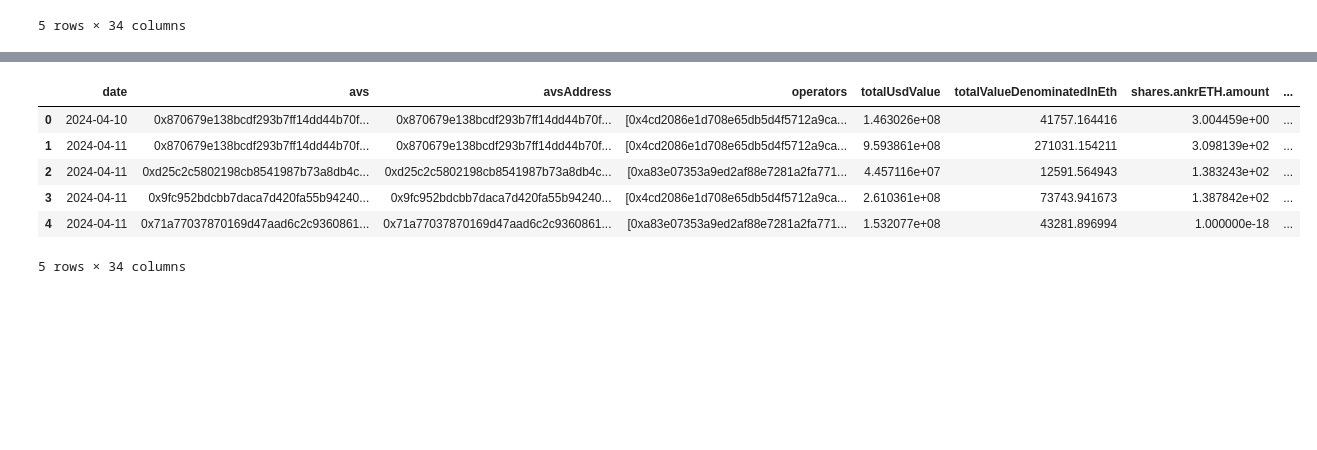
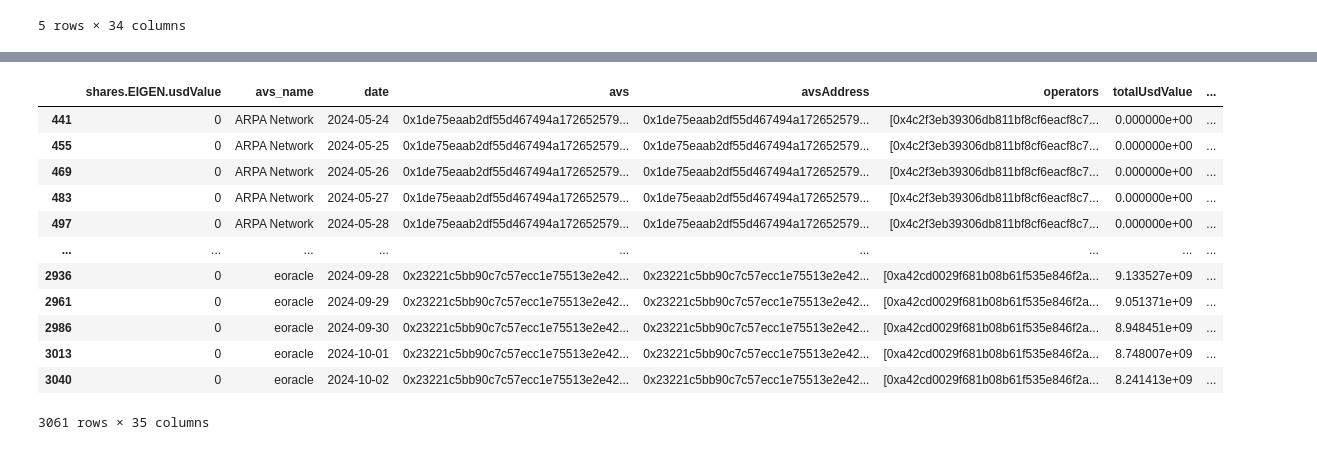
Before and after one commit to benckj/myfirstaider, a Jupyter notebook: read_avs_metadata.ipynb, the cells around one changed output, grey strips where cells are left out. Saved outputs shown, nothing was run; the diff lists cells and outputs as text; code cells hidden in the pictures; blank space fills up the shorter version.

Commit message:
feat: Add visualization and filtering for AVS metadata in notebook

```diff
--- a/read_avs_metadata.ipynb
+++ b/read_avs_metadata.ipynb
@@ -41,6 +43,7 @@ avs_tvl_df = pd.json_normalize(
 )
 
 # Display the DataFrame
+avs_tvl_df['date'] = pd.to_datetime(avs_tvl_df['date'])
 avs_tvl_df.head()
 # %% [output]
 |  | date | avs | avsAddress | operators | totalUsdValue | totalValueDenominatedInEth | shares.ankrETH.amount | ... |
@@ -65,7 +68,7 @@ avs_tvl_expanded_df.head()
 | 0 | 2024-04-10 | 0x870679e138bcdf293b7ff14dd44b70f... | 0x870679e138bcdf293b7ff14dd44b70f... | 0xa3ff1491088715d140bc821a28287cb... | 1.463026e+08 | 41757.164416 | 3.004459 | ... |
 5 rows × 34 columns
 # %%
-def add_names_to_addresses(df, metadata_df, address_col, name_col):
+def add_names_to_addresses(df, metadata_df, address_col, name_col, new_col):
     """
     Add names from metadata to the addresses in the DataFrame.
 
@@ -81,17 +84,24 @@ def add_names_to_addresses(df, metadata_df, address_col, name_col):
     """
     # Create a mapping from address to name
     address_to_name = metadata_df.set_index('address')[name_col].to_dict()
+    print(address_to_name)
 
     # Add names as a new column
     df[new_col] = df[address_col].map(lambda x: address_to_name.get(x, 'Unknown'))
+
+    cols = df.columns.tolist()
+    cols = cols[-1:] + cols[:-1]
+    df = df[cols]
+
     return df
 
 # Add names to AVS addresses
 avs_tvl_df = add_names_to_addresses(avs_tvl_df, df_expanded, 'avs', 'metadata.name', 'avs_name')
+avs_tvl_df = avs_tvl_df.sort_values(by=['avs_name', 'date'], ascending=[True, True])
 
 # Add names to operator addresses
 avs_tvl_expanded_df = add_names_to_addresses(avs_tvl_expanded_df, operators_df_expanded, 'operators', 'name', 'operator_name')
 
 # Display the updated DataFrames
-avs_tvl_df.head()#, avs_tvl_expanded_df.head()
+avs_tvl_df#, avs_tvl_expanded_df.head()
 # %% [output]
@@ -98,7 +110,13 @@ avs_tvl_df.head()#, avs_tvl_expanded_df.head()
-|  | date | avs | avsAddress | operators | totalUsdValue | totalValueDenominatedInEth | shares.ankrETH.amount | ... |
-| 0 | 2024-04-10 | 0x870679e138bcdf293b7ff14dd44b70f... | 0x870679e138bcdf293b7ff14dd44b70f... | [0x4cd2086e1d708e65db5d4f5712a9ca... | 1.463026e+08 | 41757.164416 | 3.004459e+00 | ... |
-| 1 | 2024-04-11 | 0x870679e138bcdf293b7ff14dd44b70f... | 0x870679e138bcdf293b7ff14dd44b70f... | [0x4cd2086e1d708e65db5d4f5712a9ca... | 9.593861e+08 | 271031.154211 | 3.098139e+02 | ... |
-| 2 | 2024-04-11 | 0xd25c2c5802198cb8541987b73a8db4c... | 0xd25c2c5802198cb8541987b73a8db4c... | [0xa83e07353a9ed2af88e7281a2fa771... | 4.457116e+07 | 12591.564943 | 1.383243e+02 | ... |
-| 3 | 2024-04-11 | 0x9fc952bdcbb7daca7d420fa55b94240... | 0x9fc952bdcbb7daca7d420fa55b94240... | [0x4cd2086e1d708e65db5d4f5712a9ca... | 2.610361e+08 | 73743.941673 | 1.387842e+02 | ... |
-| 4 | 2024-04-11 | 0x71a77037870169d47aad6c2c9360861... | 0x71a77037870169d47aad6c2c9360861... | [0xa83e07353a9ed2af88e7281a2fa771... | 1.532077e+08 | 43281.896994 | 1.000000e-18 | ... |
+|  | shares.EIGEN.usdValue | avs_name | date | avs | avsAddress | operators | totalUsdValue | ... |
+| 441 | 0 | ARPA Network | 2024-05-24 | 0x1de75eaab2df55d467494a172652579... | 0x1de75eaab2df55d467494a172652579... | [0x4c2f3eb39306db811bf8cf6eacf8c7... | 0.000000e+00 | ... |
+| 455 | 0 | ARPA Network | 2024-05-25 | 0x1de75eaab2df55d467494a172652579... | 0x1de75eaab2df55d467494a172652579... | [0x4c2f3eb39306db811bf8cf6eacf8c7... | 0.000000e+00 | ... |
+| 469 | 0 | ARPA Network | 2024-05-26 | 0x1de75eaab2df55d467494a172652579... | 0x1de75eaab2df55d467494a172652579... | [0x4c2f3eb39306db811bf8cf6eacf8c7... | 0.000000e+00 | ... |
+| 483 | 0 | ARPA Network | 2024-05-27 | 0x1de75eaab2df55d467494a172652579... | 0x1de75eaab2df55d467494a172652579... | [0x4c2f3eb39306db811bf8cf6eacf8c7... | 0.000000e+00 | ... |
+| 497 | 0 | ARPA Network | 2024-05-28 | 0x1de75eaab2df55d467494a172652579... | 0x1de75eaab2df55d467494a172652579... | [0x4c2f3eb39306db811bf8cf6eacf8c7... | 0.000000e+00 | ... |
+| ... | ... | ... | ... | ... | ... | ... | ... | ... |
+| 2936 | 0 | eoracle | 2024-09-28 | 0x23221c5bb90c7c57ecc1e75513e2e42... | 0x23221c5bb90c7c57ecc1e75513e2e42... | [0xa42cd0029f681b08b61f535e846f2a... | 9.133527e+09 | ... |
+| 2961 | 0 | eoracle | 2024-09-29 | 0x23221c5bb90c7c57ecc1e75513e2e42... | 0x23221c5bb90c7c57ecc1e75513e2e42... | [0xa42cd0029f681b08b61f535e846f2a... | 9.051371e+09 | ... |
+| 2986 | 0 | eoracle | 2024-09-30 | 0x23221c5bb90c7c57ecc1e75513e2e42... | 0x23221c5bb90c7c57ecc1e75513e2e42... | [0xa42cd0029f681b08b61f535e846f2a... | 8.948451e+09 | ... |
+| 3013 | 0 | eoracle | 2024-10-01 | 0x23221c5bb90c7c57ecc1e75513e2e42... | 0x23221c5bb90c7c57ecc1e75513e2e42... | [0xa42cd0029f681b08b61f535e846f2a... | 8.748007e+09 | ... |
+| 3040 | 0 | eoracle | 2024-10-02 | 0x23221c5bb90c7c57ecc1e75513e2e42... | 0x23221c5bb90c7c57ecc1e75513e2e42... | [0xa42cd0029f681b08b61f535e846f2a... | 8.241413e+09 | ... |
-5 rows × 34 columns
+3061 rows × 35 columns
```
Also changed, not shown: parts of 6 cells of this notebook.
